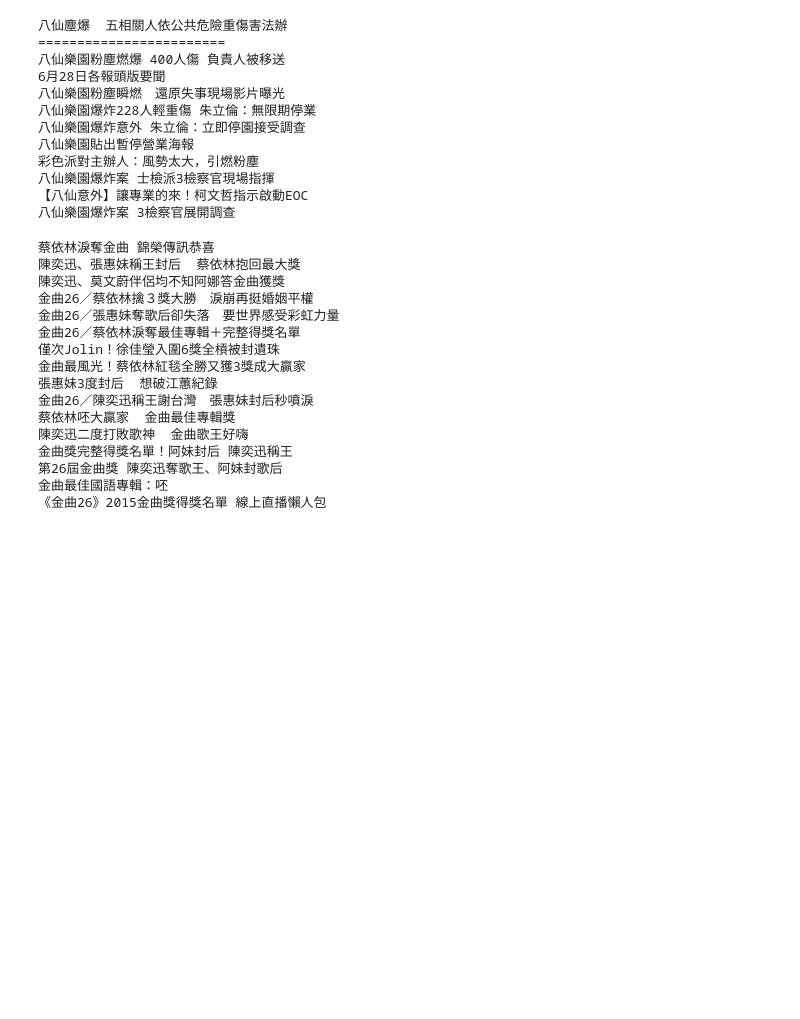
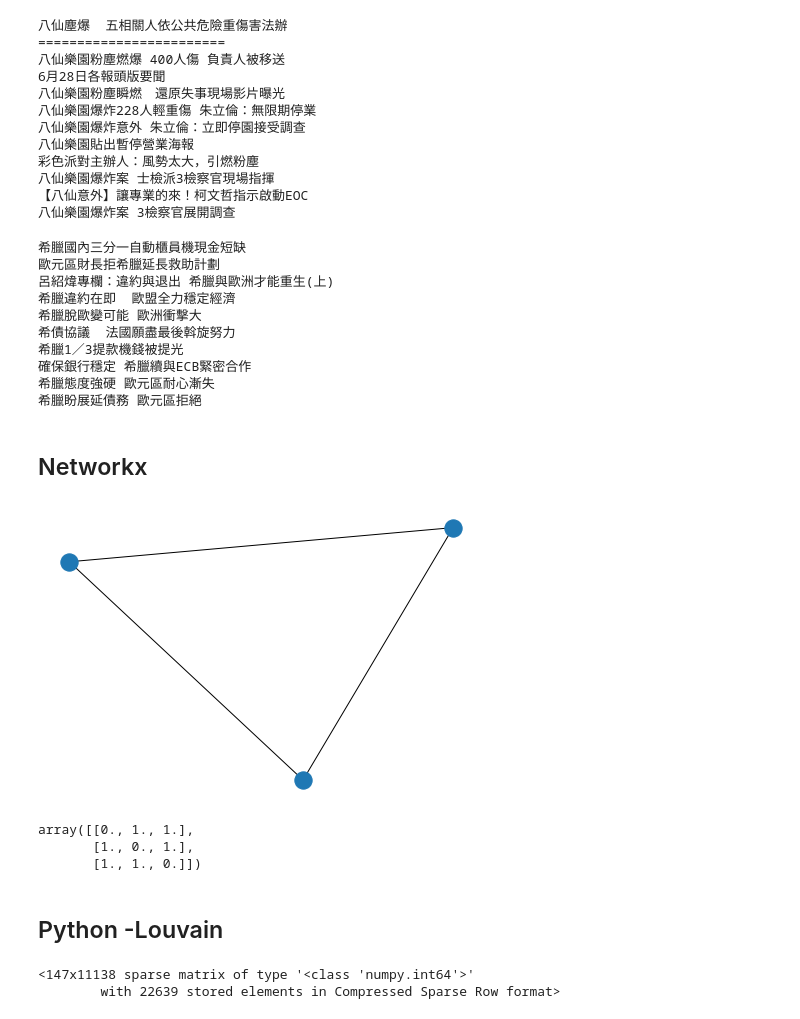
Before and after one commit to ywchiu/cdc_course, a Jupyter notebook: Demo20191203.ipynb, the cells around one changed output. Drawn from its saved outputs; the diff is of its cells as text; code cells hidden in the pictures; blank space fills up the shorter version.

```diff
--- a/Demo20191203.ipynb
+++ b/Demo20191203.ipynb
@@ -367,22 +367,41 @@ grp = clf.fit_predict(cs)
 import numpy
 np_titles = numpy.array(titles)
 # %%
-for ele in np_titles[grp == 4]:
+for ele in np_titles[grp == 3]:
     print(ele)
 # %% [output]
-蔡依林淚奪金曲 錦榮傳訊恭喜
-陳奕迅、張惠妹稱王封后  蔡依林抱回最大獎
-陳奕迅、莫文蔚伴侶均不知阿娜答金曲獲獎
-金曲26／蔡依林擒３獎大勝　淚崩再挺婚姻平權
-金曲26／張惠妹奪歌后卻失落　要世界感受彩虹力量
-金曲26／蔡依林淚奪最佳專輯＋完整得獎名單
-僅次Jolin！徐佳瑩入圍6獎全槓被封遺珠
-金曲最風光！蔡依林紅毯全勝又獲3獎成大贏家
-張惠妹3度封后  想破江蕙紀錄
-金曲26／陳奕迅稱王謝台灣　張惠妹封后秒噴淚
-蔡依林呸大贏家  金曲最佳專輯獎
-陳奕迅二度打敗歌神  金曲歌王好嗨
-金曲獎完整得獎名單！阿妹封后 陳奕迅稱王
-第26屆金曲獎 陳奕迅奪歌王、阿妹封歌后
-金曲最佳國語專輯：呸
-《金曲26》2015金曲獎得獎名單 線上直播懶人包
+希臘國內三分一自動櫃員機現金短缺
+歐元區財長拒希臘延長救助計劃
+呂紹煒專欄：違約與退出 希臘與歐洲才能重生(上)
+希臘違約在即  歐盟全力穩定經濟
+希臘脫歐變可能 歐洲衝擊大
+希債協議  法國願盡最後斡旋努力
+希臘1／3提款機錢被提光
+確保銀行穩定 希臘續與ECB緊密合作
+希臘態度強硬 歐元區耐心漸失
+希臘盼展延債務 歐元區拒絕
+# %% [markdown]
+## Networkx
+# %%
+import networkx as nx
+G = nx.Graph()
+# %%
+G.add_node('A')
+G.add_node('B')
+G.add_node('C')
+# %%
+G.add_edge('A', 'B')
+G.add_edge('A', 'C')
+G.add_edge('B', 'C')
+# %%
+nx.draw(G)
+# %% [output]
+[figure, added]
+# %%
+nx.to_numpy_array(G)
+# %% [output]
+array([[0., 1., 1.],
+       [1., 0., 1.],
+       [1., 1., 0.]])
+# %% [markdown]
+## Python -Louvain
@@ -388,0 +417,8 @@ for ele in np_titles[grp == 4]:
+# %%
+from sklearn.feature_extraction.text import CountVectorizer
+vectorizer = CountVectorizer()
+X = vectorizer.fit_transform(corpus)
+X
+# %% [output]
+<147x11138 sparse matrix of type '<class 'numpy.int64'>'
+        with 22639 stored elements in Compressed Sparse Row format>
```
Also changed, not shown: parts of 26 cells of this notebook.
